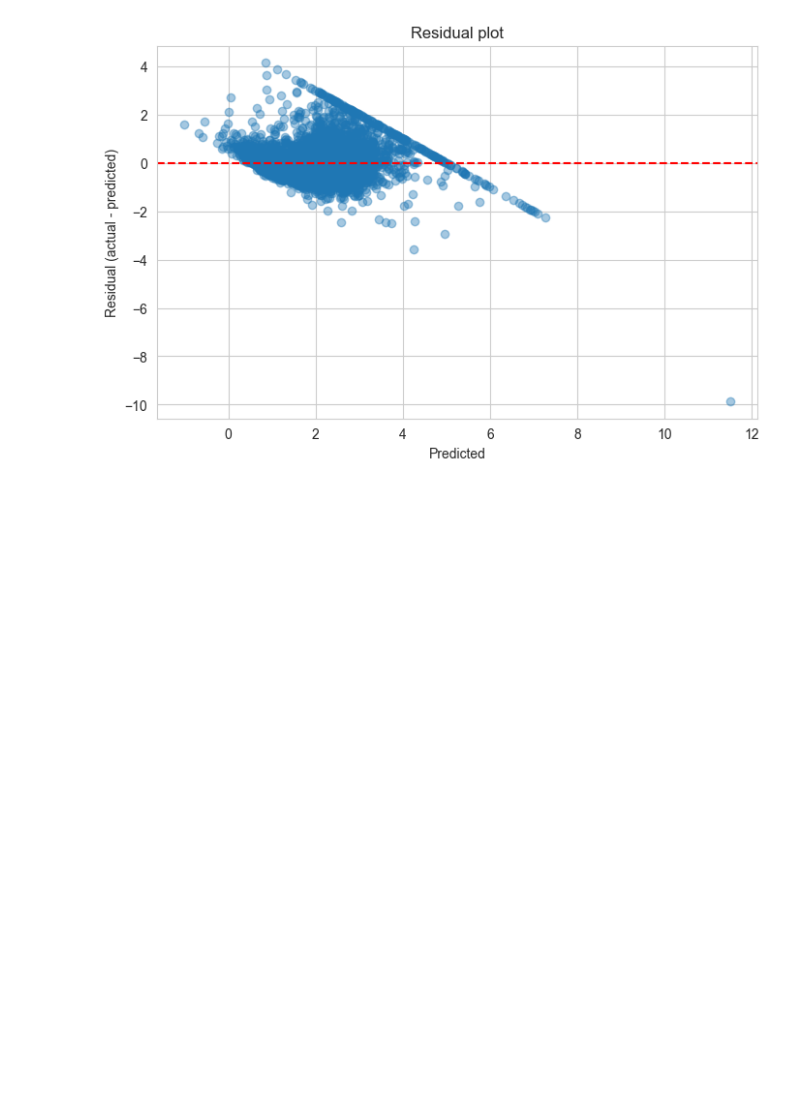
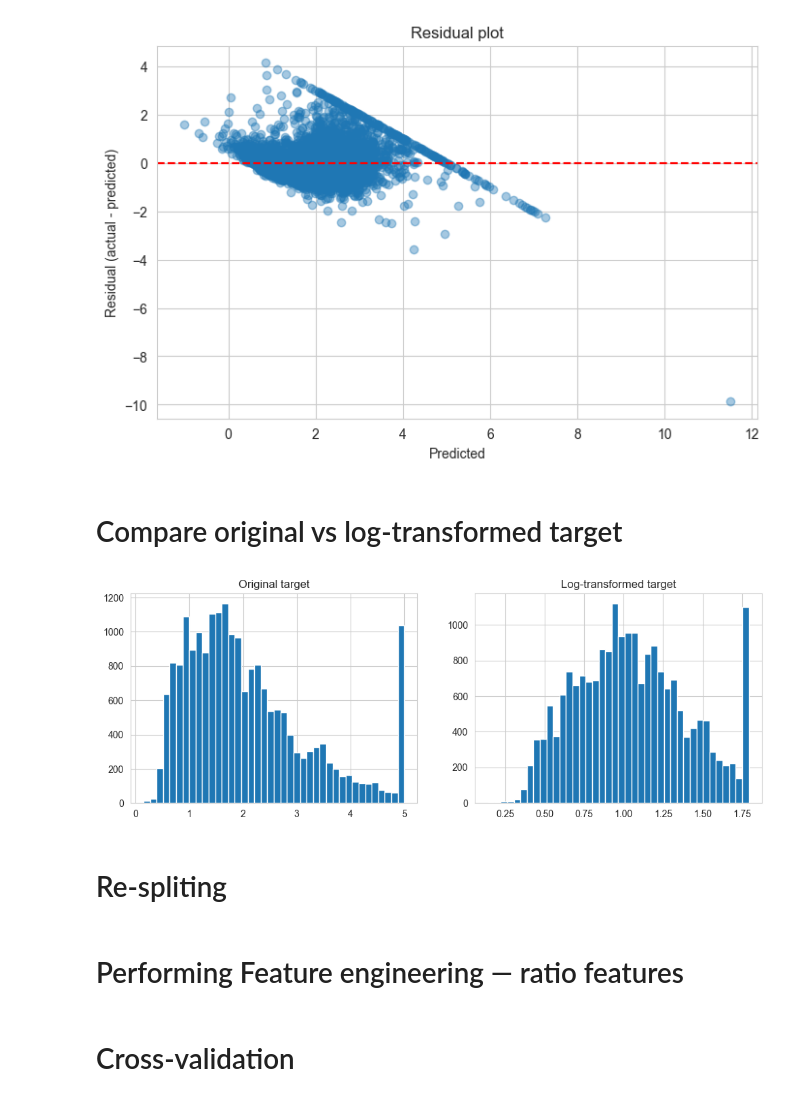
Before and after one commit to JainamKarania/house_price_prediction, a Jupyter notebook: HousePricePrediction.ipynb, the cells around one changed output. Saved outputs shown, nothing was run; the diff lists cells and outputs as text; code cells hidden in the pictures; blank space fills up the shorter version.

Commit message:
Comparing and working on original and logged value

```diff
--- a/HousePricePrediction.ipynb
+++ b/HousePricePrediction.ipynb
@@ -139,3 +139,18 @@ plt.title("Residual plot")
 plt.show()
 # %% [output]
 [figure]
+# %% [markdown]
+# Compare original vs log-transformed target
+# %%
+fig, axes = plt.subplots(1, 2, figsize=(12, 4))
+axes[0].hist(y, bins=40)
+axes[0].set_title("Original target")
+axes[1].hist(np.log1p(y), bins=40)
+axes[1].set_title("Log-transformed target")
+plt.show()
+
+y_log = np.log1p(y)
+# %% [output]
+[figure, added]
+# %% [markdown]
+# Re-spliting
@@ -141,0 +163,2 @@ plt.show()
+# %% [markdown]
+# Performing Feature engineering — ratio features
@@ -141,0 +170,2 @@ plt.show()
+# %% [markdown]
+# Cross-validation
```
Also changed, not shown: parts of 21 cells of this notebook.
